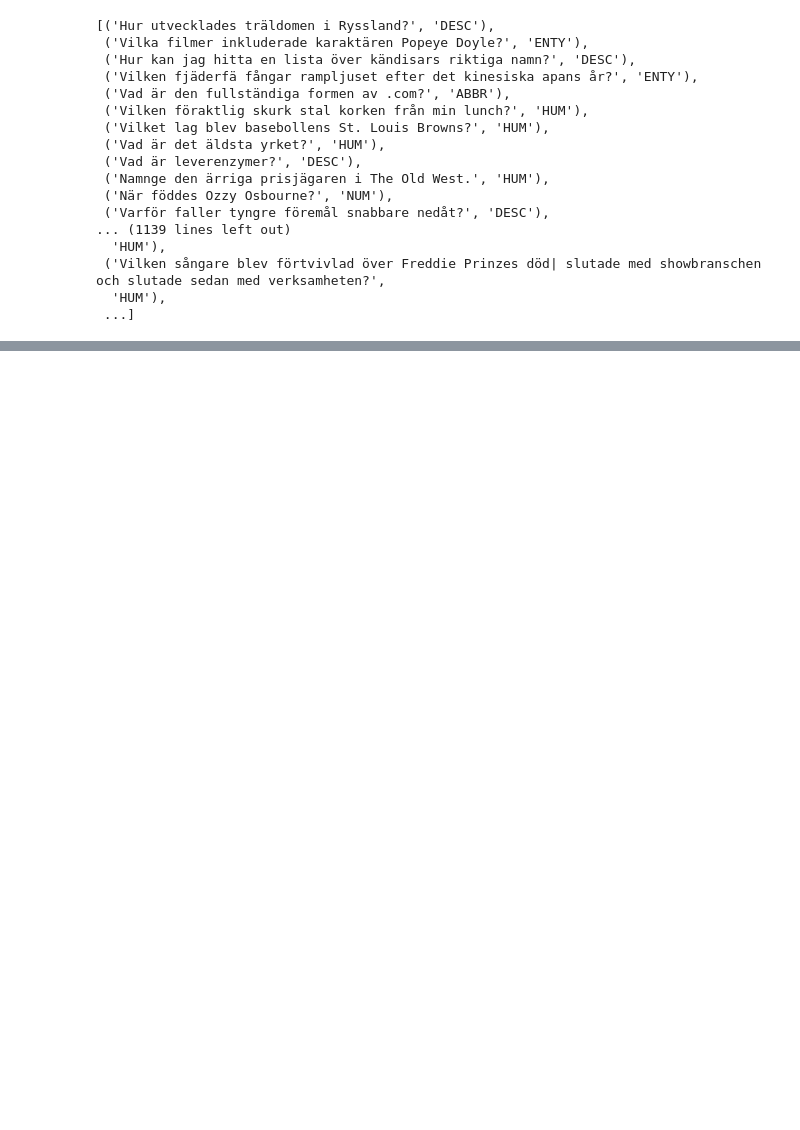
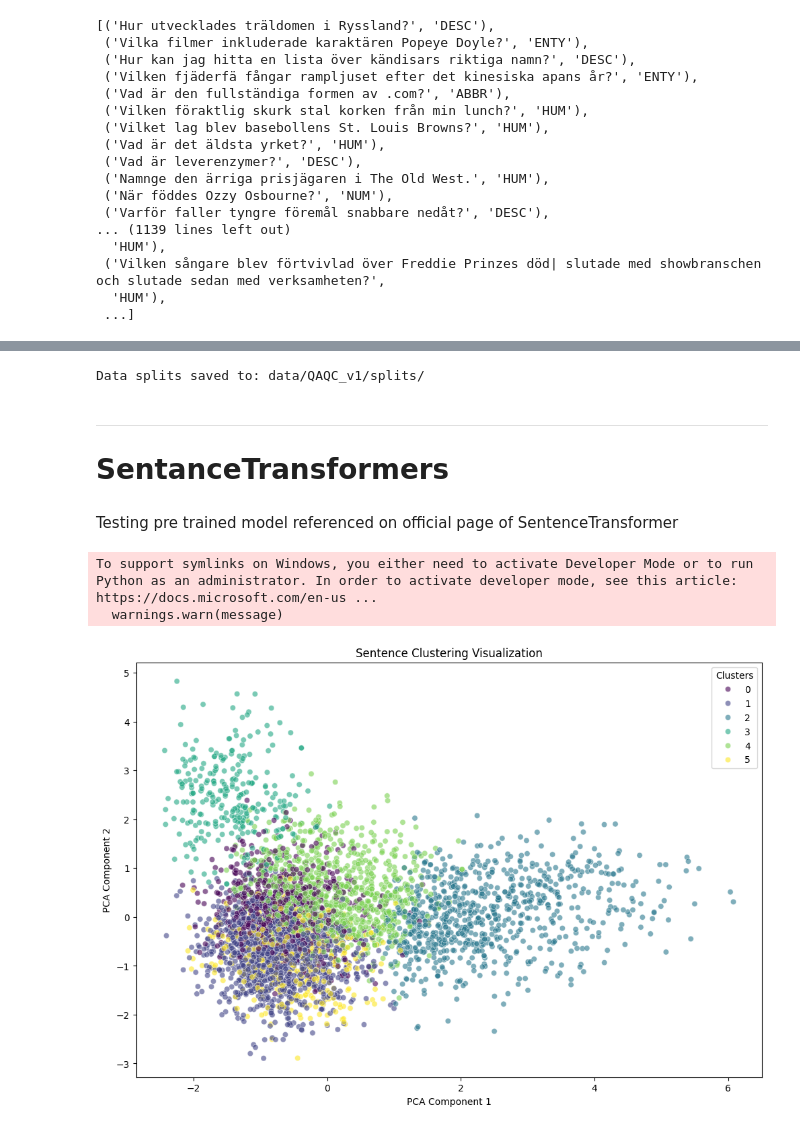
Before and after one commit to SpiffiRacoon/ISBiT, a Jupyter notebook: ML/research_notebook.ipynb, the cells around one changed output, grey strips where cells are left out. Cells and saved outputs as stored; diff of their text form; code cells hidden in the pictures; blank space fills up the shorter version.

Commit message:
ignore udpdate, sentence test

```diff
--- a/ML/research_notebook.ipynb
+++ b/ML/research_notebook.ipynb
@@ -406,0 +126,79 @@ with open(output_test_path, mode='w', newline='', encoding='utf-8') as file:
+# %%
+from sklearn.model_selection import train_test_split
+
+def data_split(source_data_path, split_path):
+
+    data = pd.read_csv(source_data_path)
+    os.makedirs(split_path, exist_ok=True)
+
+    train_data, test_data = train_test_split(data, test_size=0.2, random_state=42, shuffle=True, stratify=data['coarse label'])
+    local_test_data, remote_test_data = train_test_split(test_data, test_size=0.5, random_state=42, shuffle=True, stratify=test_data['coarse label'])
+
+    local_train_data = train_data[['text']].copy()  # no need for the lable that wont be used as a lable
+
+    local_test_data_for_eval = local_test_data[['text', 'coarse label']].copy()
+    remote_test_data_for_eval = remote_test_data[['text', 'coarse label']].copy()
+
+    local_train_file = os.path.join(split_path, "local_train.csv")
+    local_test_file = os.path.join(split_path, "local_test.csv")
+    remote_test_file = os.path.join(split_path, "remote_test.csv")
+
+    local_train_data.to_csv(local_train_file, index=False, header=True)
+    local_test_data_for_eval.to_csv(local_test_file, index=False, header=True)
+    remote_test_data_for_eval.to_csv(remote_test_file, index=False, header=True)
+
+    print(f"Data splits saved to: {split_path}")
+
+
+source_path = "data/QAQC_v1/swe_qaqc_prep_train.csv"
+split_path = "data/QAQC_v1/splits/"
+data_split(source_path, split_path)
+# %% [output]
+Data splits saved to: data/QAQC_v1/splits/
+# %% [markdown]
+---
+# SentanceTransformers
+# %% [markdown]
+Testing pre trained model referenced on official page of SentenceTransformer
+# %%
+
+
+from matplotlib import pyplot as plt
+from sentence_transformers import SentenceTransformer
+from sklearn.cluster import KMeans
+from sklearn.decomposition import PCA
+import seaborn as sns
+import pandas as pd
+
+
+train_data_path = 'data/QAQC_v1/splits/local_train.csv'
+data = pd.read_csv(train_data_path)
+sentences = data['text'].tolist()
+
+model = SentenceTransformer('paraphrase-MiniLM-L6-v2')
+embeddings = model.encode(sentences, convert_to_tensor=True)
+num_clusters = 6 # coarse lables: [LOC, HUM, DESC, ENTY, ABBR, NUM]
+kmeans = KMeans(n_clusters=num_clusters, random_state=42)
+kmeans.fit(embeddings.cpu().numpy())
+clusters = kmeans.labels_
+
+# reduction
+pca = PCA(n_components=2)
+reduced_embeddings = pca.fit_transform(embeddings.cpu().numpy())
+
+# frame
+cluster_df = pd.DataFrame(reduced_embeddings, columns=['x', 'y'])
+cluster_df['cluster'] = clusters
+
+# Plotting
+plt.figure(figsize=(12, 8))
+sns.scatterplot(data=cluster_df, x='x', y='y', hue='cluster', palette='viridis', alpha=0.6)
+plt.title('Sentence Clustering Visualization')
+plt.xlabel('PCA Component 1')
+plt.ylabel('PCA Component 2')
+plt.legend(title='Clusters')
+plt.show()
+# %% [output]
+To support symlinks on Windows, you either need to activate Developer Mode or to run Python as an administrator. In order to activate developer mode, see this article: https://docs.microsoft.com/en-us ...
+  warnings.warn(message)
+[figure, added]
```
Also changed, not shown: parts of 9 cells of this notebook, 3 other files.
